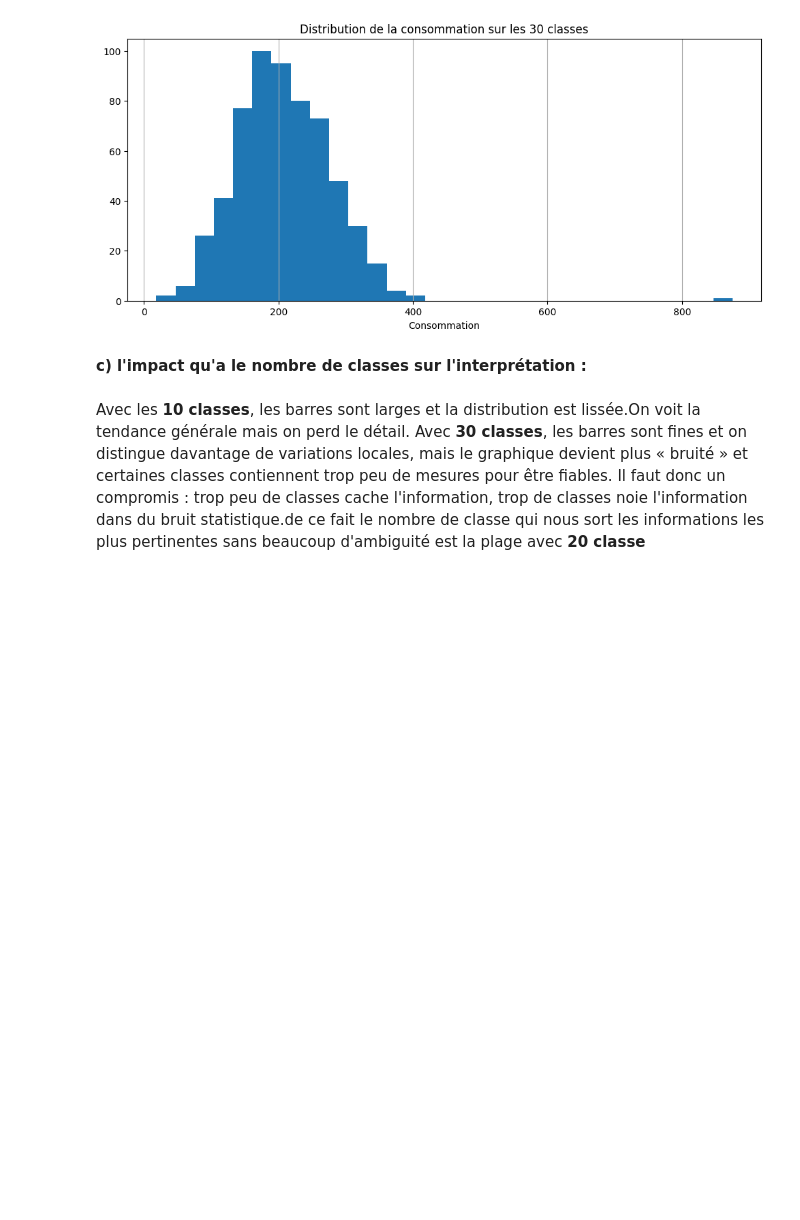
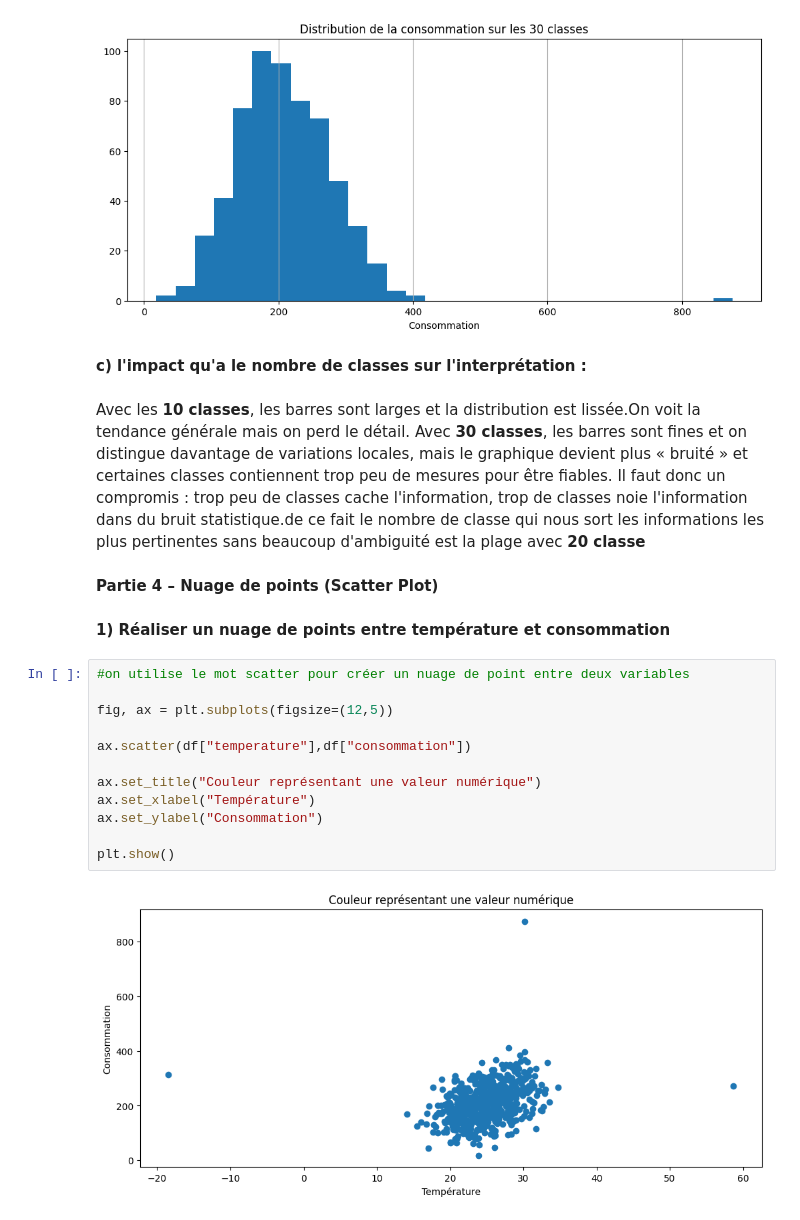
Before and after one commit to Youssoupha-ndiaye/TP_matplotlib_ODC_IA, a Jupyter notebook: atelier_matplotlib_iot/notebooks/atelier_matplotlib_iot.ipynb, the cells around one changed output. Saved outputs shown, nothing was run; the diff lists cells and outputs as text; blank space fills up the shorter version.

Commit message:
Partie 4 – Nuage de points (Scatter Plot)
1) Réalisation d'un nuage de points entre température et consommation

2) Détermination visuel s'il semble exister une relation entre les deux

```diff
--- a/atelier_matplotlib_iot/notebooks/atelier_matplotlib_iot.ipynb
+++ b/atelier_matplotlib_iot/notebooks/atelier_matplotlib_iot.ipynb
@@ -177,3 +177,21 @@ classes**, les barres sont fines et on distingue davantage de variations locales
 graphique devient plus « bruité » et certaines classes contiennent trop peu de mesures pour
 être fiables. Il faut donc un compromis : trop peu de classes cache l'information, trop de
 classes noie l'information dans du bruit statistique.de ce fait le nombre de classe qui nous sort les informations les plus pertinentes sans beaucoup d'ambiguité est la plage avec **20 classe**
+# %% [markdown]
+**Partie 4 – Nuage de points (Scatter Plot)**
+# %% [markdown]
+**1) Réaliser un nuage de points entre température et consommation**
+# %%
+#on utilise le mot scatter pour créer un nuage de point entre deux variables
+
+fig, ax = plt.subplots(figsize=(12,5))
+
+ax.scatter(df["temperature"],df["consommation"])
+
+ax.set_title("Couleur représentant une valeur numérique")
+ax.set_xlabel("Température")
+ax.set_ylabel("Consommation")
+
+plt.show()
+# %% [output]
+[figure, added]
```
Also changed, not shown: parts of 1 cell of this notebook.
